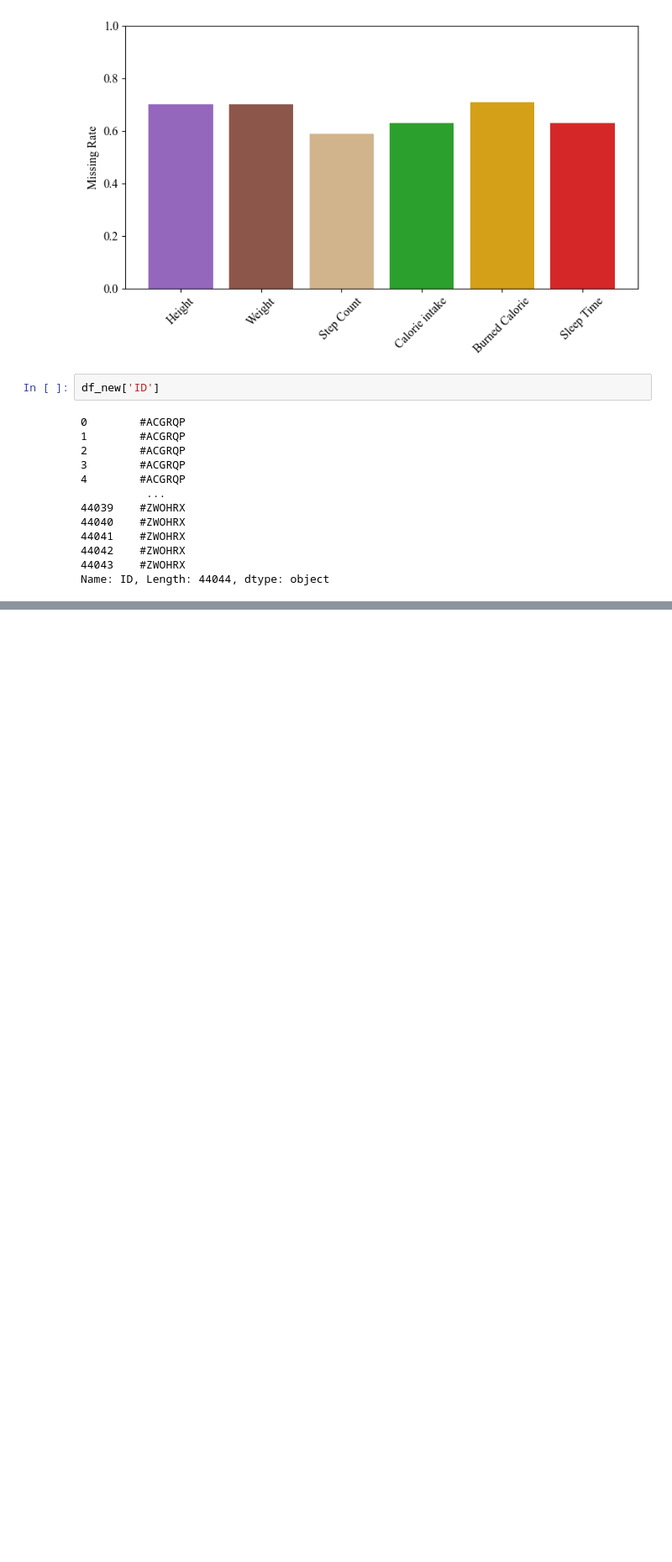
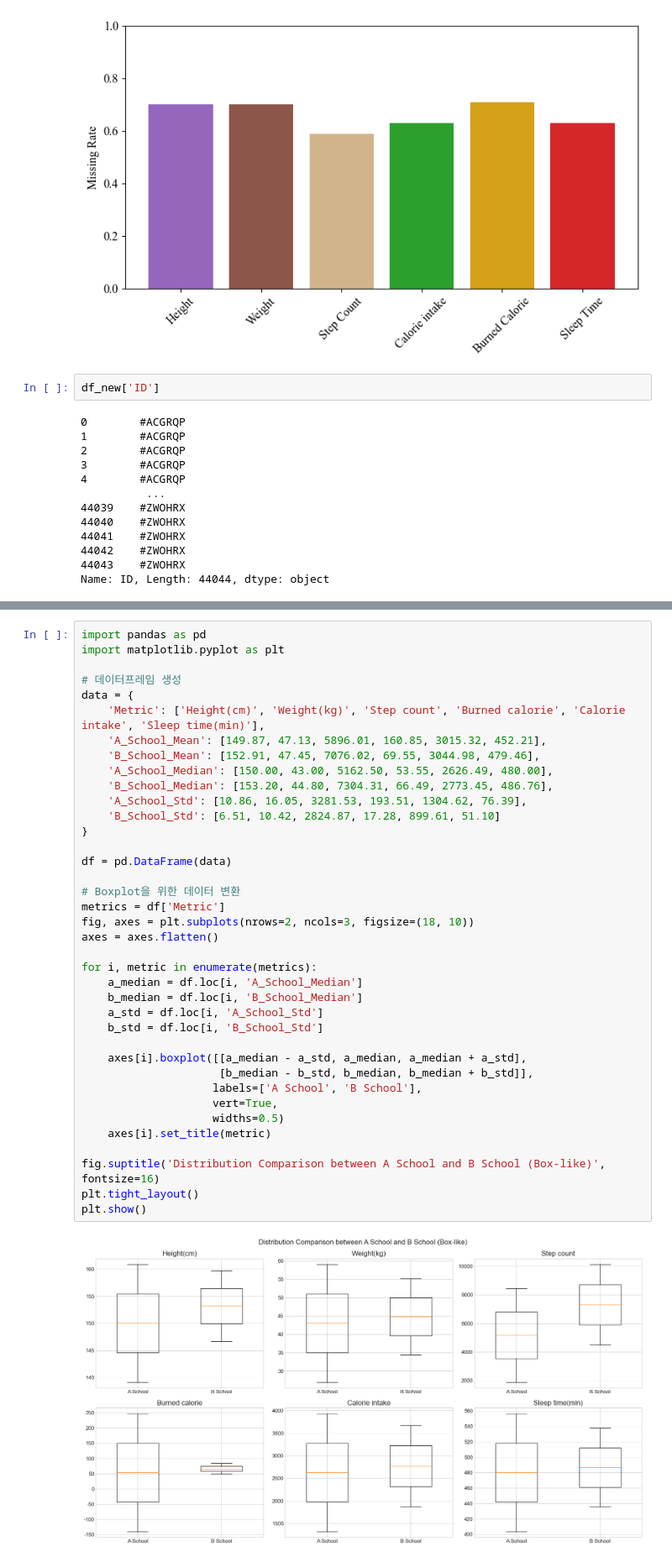
Before and after one commit to jfun28/Explainable_healthcareframework, a Jupyter notebook: Paper_pic/0. 원본 시트로 만들기_서울초 copy.ipynb, the cells around one changed output, grey strips where cells are left out. Shown at 84% size. Drawn from its saved outputs; the diff is of its cells as text; blank space fills up the shorter version.

```diff
--- a/Paper_pic/0. 원본 시트로 만들기_서울초 copy.ipynb
+++ b/Paper_pic/0. 원본 시트로 만들기_서울초 copy.ipynb
@@ -932,0 +1262,40 @@ df_final
+# %%
+import pandas as pd
+import matplotlib.pyplot as plt
+
+# 데이터프레임 생성
+data = {
+    'Metric': ['Height(cm)', 'Weight(kg)', 'Step count', 'Burned calorie', 'Calorie intake', 'Sleep time(min)'],
+    'A_School_Mean': [149.87, 47.13, 5896.01, 160.85, 3015.32, 452.21],
+    'B_School_Mean': [152.91, 47.45, 7076.02, 69.55, 3044.98, 479.46],
+    'A_School_Median': [150.00, 43.00, 5162.50, 53.55, 2626.49, 480.00],
+    'B_School_Median': [153.20, 44.80, 7304.31, 66.49, 2773.45, 486.76],
+    'A_School_Std': [10.86, 16.05, 3281.53, 193.51, 1304.62, 76.39],
+    'B_School_Std': [6.51, 10.42, 2824.87, 17.28, 899.61, 51.10]
+}
+
+df = pd.DataFrame(data)
+
+# Boxplot을 위한 데이터 변환
+metrics = df['Metric']
+fig, axes = plt.subplots(nrows=2, ncols=3, figsize=(18, 10))
+axes = axes.flatten()
+
+for i, metric in enumerate(metrics):
+    a_median = df.loc[i, 'A_School_Median']
+    b_median = df.loc[i, 'B_School_Median']
+    a_std = df.loc[i, 'A_School_Std']
+    b_std = df.loc[i, 'B_School_Std']
+
+    axes[i].boxplot([[a_median - a_std, a_median, a_median + a_std],
+                     [b_median - b_std, b_median, b_median + b_std]],
+                    labels=['A School', 'B School'],
+                    vert=True,
+                    widths=0.5)
+    axes[i].set_title(metric)
+
+fig.suptitle('Distribution Comparison between A School and B School (Box-like)', fontsize=16)
+plt.tight_layout()
+plt.show()
+# %% [output]
+[figure, added]
```
Also changed, not shown: parts of 3 cells of this notebook, 9 other files.
